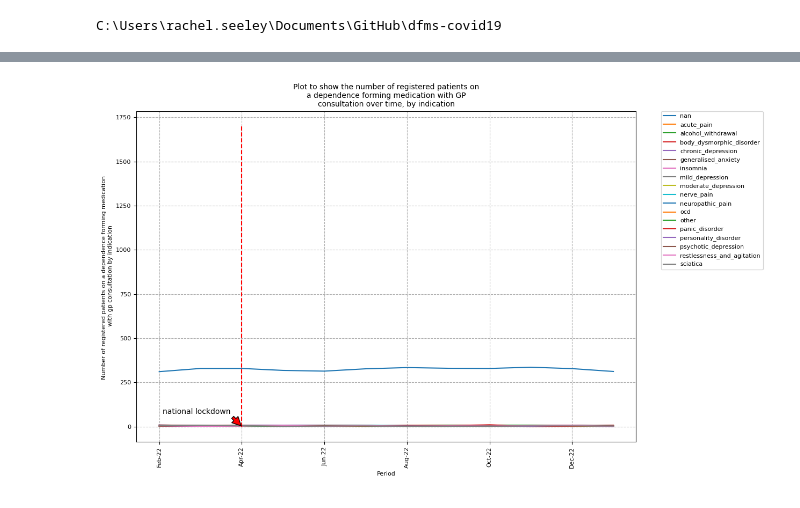
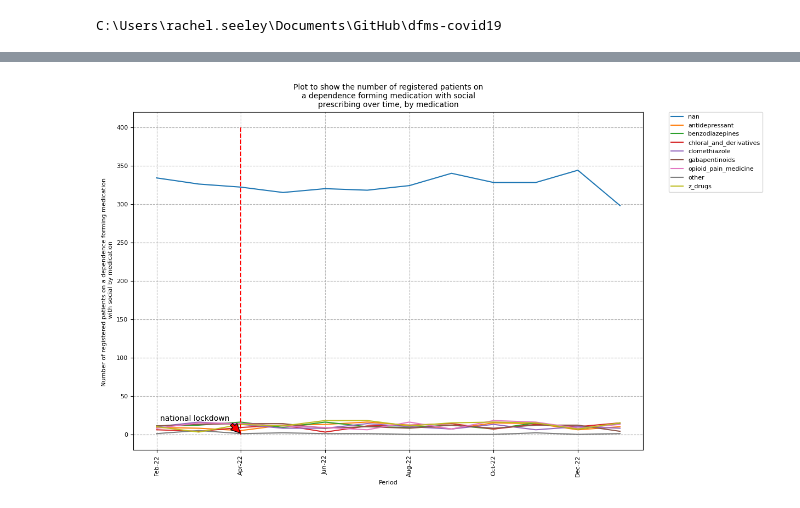
Before and after one commit to opensafely/dfms-covid19, a Jupyter notebook: analysis/report_on_social_prescribing_and_gp_consultations.ipynb, the cells around one changed output, grey strips where cells are left out. Drawn from its saved outputs; the diff is of its cells as text; code cells hidden in the pictures.

```diff
--- a/analysis/report_on_social_prescribing_and_gp_consultations.ipynb
+++ b/analysis/report_on_social_prescribing_and_gp_consultations.ipynb
@@ -22,17 +22,17 @@ dtFmt = mdates.DateFormatter('%b-%Y')
 # %% [output]
 C:\Users\rachel.seeley\Documents\GitHub\dfms-covid19
 # %%
-data_measure_gp_consultation_with_indication_rate = pd.read_csv("output/measure_gp_consultation_with_indication_rate.csv", parse_dates=["date"])
-data_measure_gp_consultation_with_indication_rate = data_measure_gp_consultation_with_indication_rate.loc[data_measure_gp_consultation_with_indication_rate["with_consultation"] == 1, :]
-df_measure_gp_consultation_with_indication_rate = pd.DataFrame.pivot(data_measure_gp_consultation_with_indication_rate, index='date', columns='indication', values='research_population')
-df_measure_gp_consultation_with_indication_rate.index = pd.to_datetime(df_measure_gp_consultation_with_indication_rate.index).strftime('%b-%y')
-ax = df_measure_gp_consultation_with_indication_rate.plot(fontsize=8, figsize=(12,8))
+data_measure_gp_consultation_with_medication_rate = pd.read_csv("output/measure_gp_consultation_with_medication_rate.csv", parse_dates=["date"])
+data_measure_gp_consultation_with_medication_rate = data_measure_gp_consultation_with_medication_rate.loc[data_measure_gp_consultation_with_medication_rate["with_consultation"] == 1, :]
+df_measure_gp_consultation_with_medication_rate = pd.DataFrame.pivot(data_measure_gp_consultation_with_medication_rate, index='date', columns='medication', values='research_population')
+df_measure_gp_consultation_with_medication_rate.index = pd.to_datetime(df_measure_gp_consultation_with_medication_rate.index).strftime('%b-%y')
+ax = df_measure_gp_consultation_with_medication_rate.plot(fontsize=8, figsize=(12,8))
 ax.set_xlabel('Period', fontsize=8)
-ax.set_ylabel('Number of registered patients on a dependence forming medication \n with gp consultation by indication', fontsize=8)
+ax.set_ylabel('Number of registered patients on a dependence forming medication \n with gp consultation by medication', fontsize=8)
 ax.vlines(
-        x=2, # remember to update index
+        x=2,
         ymin=0,
-        ymax=1700,
+        ymax=1400,
         colors="red",
         ls="--",
     )
@@ -43,11 +43,11 @@ ax.annotate('national lockdown',
             horizontalalignment='right', verticalalignment='top')
 for bars in ax.containers:
     ax.bar_label(bars, label_type='center', fontsize=7)
-title = 'Plot to show the number of registered patients on a dependence forming medication with GP consultation over time, by indication'
+title = 'Plot to show the number of registered patients on a dependence forming medication with GP consultation over time, by medication'
 plt.title('\n'.join(wrap(title,50)), fontsize=10)
 plt.legend(bbox_to_anchor=(1.05, 1), loc='upper left', borderaxespad=0, fontsize=8)
 plt.grid(linestyle="dashed")
 plt.xticks(rotation=90)
-plt.savefig("output/measure_gp_consultation_with_indication_rate_plot.png", bbox_inches='tight', dpi=150)
+plt.savefig("output/measure_gp_consultation_with_medication_rate_plot.png", bbox_inches='tight', dpi=150)
 plt.show()
 # %% [output]
@@ -55,31 +65,31 @@ plt.show()
 # %%
-data_measure_social_prescribing_with_indication_rate = pd.read_csv("output/measure_social_prescribing_with_indication_rate.csv", parse_dates=["date"])
-data_measure_social_prescribing_with_indication_rate = data_measure_social_prescribing_with_indication_rate.loc[data_measure_social_prescribing_with_indication_rate["with_social_prescribing"] == 1, :]
-df_measure_social_prescribing_with_indication_rate = pd.DataFrame.pivot(data_measure_social_prescribing_with_indication_rate, index='date', columns='indication', values='research_population')
-df_measure_social_prescribing_with_indication_rate.index = pd.to_datetime(df_measure_social_prescribing_with_indication_rate.index).strftime('%b-%y')
-ax = df_measure_social_prescribing_with_indication_rate.plot(fontsize=8, figsize=(12,8))
+data_measure_social_prescribing_with_medication_rate = pd.read_csv("output/measure_social_prescribing_with_medication_rate.csv", parse_dates=["date"])
+data_measure_social_prescribing_with_medication_rate = data_measure_social_prescribing_with_medication_rate.loc[data_measure_social_prescribing_with_medication_rate["with_social_prescribing"] == 1, :]
+df_measure_social_prescribing_with_medication_rate = pd.DataFrame.pivot(data_measure_social_prescribing_with_medication_rate, index='date', columns='medication', values='research_population')
+df_measure_social_prescribing_with_medication_rate.index = pd.to_datetime(df_measure_social_prescribing_with_medication_rate.index).strftime('%b-%y')
+ax = df_measure_social_prescribing_with_medication_rate.plot(fontsize=8, figsize=(12,8))
 ax.set_xlabel('Period', fontsize=8)
-ax.set_ylabel('Number of registered patients on a dependence forming medication \n with gp consultation by indication', fontsize=8)
+ax.set_ylabel('Number of registered patients on a dependence forming medication \n with social by medication', fontsize=8)
 ax.vlines(
-        x=2, # remember to update index
+        x=2,
         ymin=0,
-        ymax=1700,
+        ymax=400,
         colors="red",
         ls="--",
     )
 ax.annotate('national lockdown',
             xy=(2, 1), xycoords='data',
             xytext=(-15, 25), textcoords='offset points',
             arrowprops=dict(facecolor='red', shrink=0.05),
             horizontalalignment='right', verticalalignment='top')
 for bars in ax.containers:
     ax.bar_label(bars, label_type='center', fontsize=7)
-title = 'Plot to show the number of registered patients on a dependence forming medication with GP consultation over time, by indication'
+title = 'Plot to show the number of registered patients on a dependence forming medication with social prescribing over time, by medication'
 plt.title('\n'.join(wrap(title,50)), fontsize=10)
 plt.legend(bbox_to_anchor=(1.05, 1), loc='upper left', borderaxespad=0, fontsize=8)
 plt.grid(linestyle="dashed")
 plt.xticks(rotation=90)
-plt.savefig("output/measure_social_prescribing_with_indication_rate_plot.png", bbox_inches='tight', dpi=150)
+plt.savefig("output/measure_social_prescribing_with_medication_rate_plot.png", bbox_inches='tight', dpi=150)
 plt.show()
 # %% [output]
-[figure, old version]
+[figure, new version]
```
Also changed, not shown: parts of 5 cells of this notebook, 2 other files.
